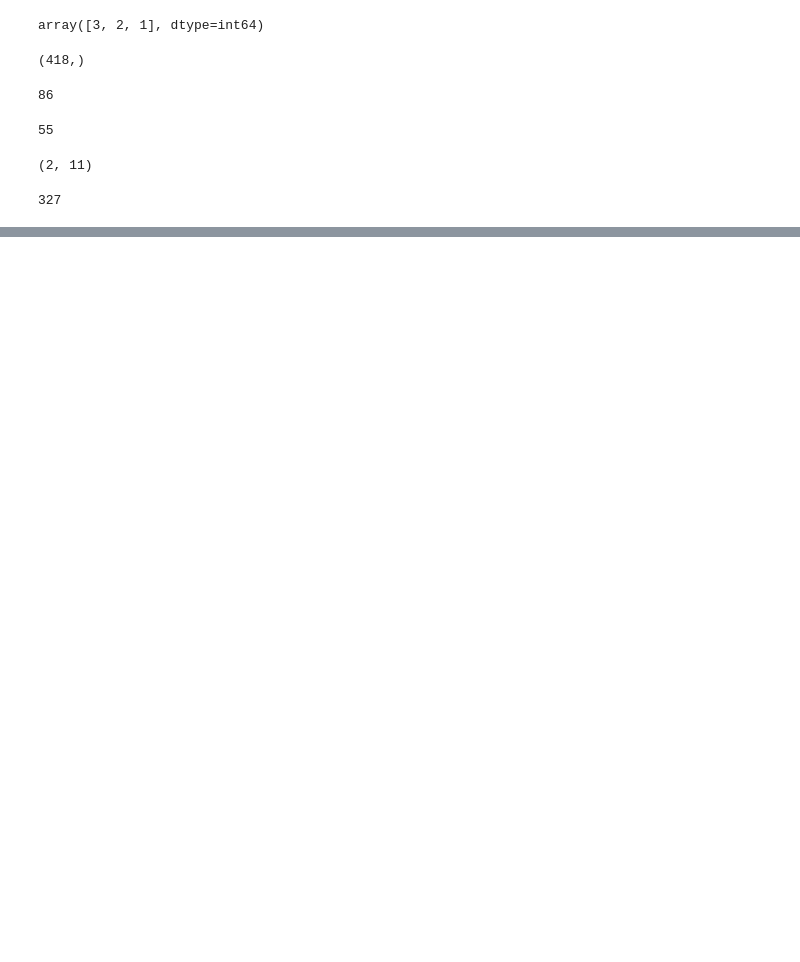
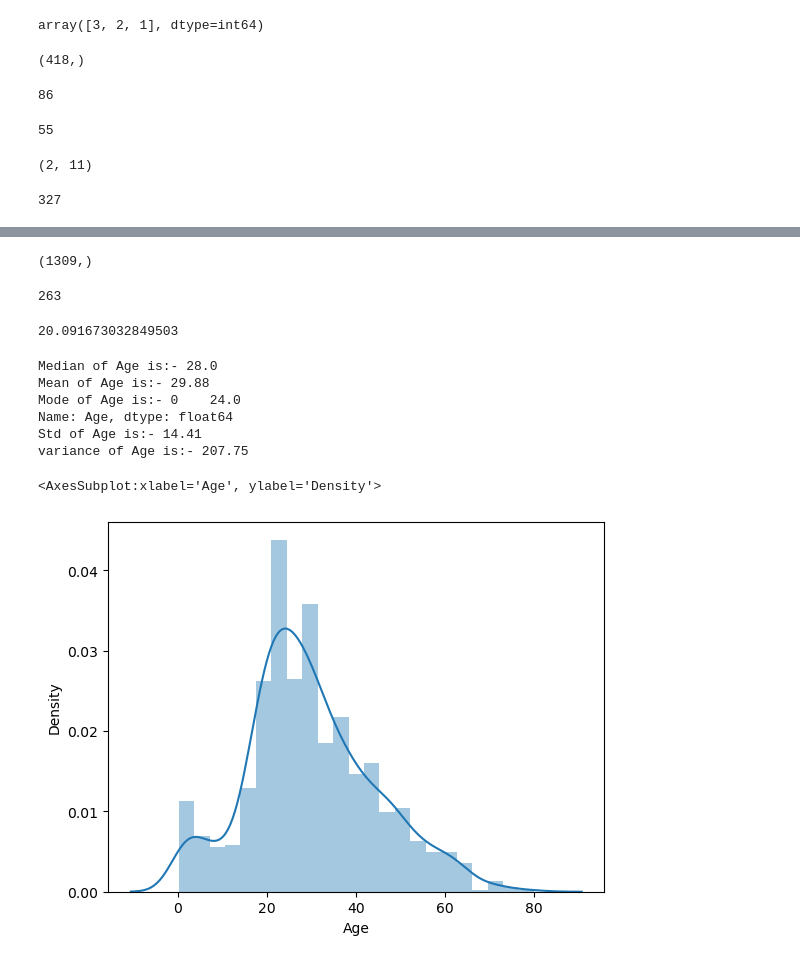
Before and after one commit to Chetanagurjar/EDA_Titanic-dataset, a Jupyter notebook: Read_data.ipynb, the cells around one changed output, grey strips where cells are left out. Saved outputs shown, nothing was run; the diff lists cells and outputs as text; code cells hidden in the pictures; blank space fills up the shorter version.

```diff
--- a/Read_data.ipynb
+++ b/Read_data.ipynb
@@ -466,0 +485,4 @@ test['Cabin'].isnull().sum()
+# %%
+#Concatenate the data train ans  test data
+train=pd.concat([df,test])
+train.head()
@@ -466,0 +496,4 @@ test['Cabin'].isnull().sum()
+# %%
+#Add new column is family_size :-
+train['family_size']=train['SibSp']+train['Parch']+1
+train
@@ -466,0 +518,10 @@ test['Cabin'].isnull().sum()
+# %%
+#Add famiy_size_types:-
+train['family_type']=np.where(train['family_size']==1,"Alone",
+                             np.where(train['family_size']<=4,"Small family",
+                             np.where(train['family_size']<=6,"Middle family",
+                             np.where(train['family_size']>6,"Large family",train['family_size']
+                                     )) ))
+# %%
+train['Title']=train['Name'].str.split(',').str[1].str.split('.').str[0]
+train['Title'].unique()
@@ -466,0 +582,35 @@ test['Cabin'].isnull().sum()
+# %%
+#count
+train['Age'].shape
+# %% [output]
+(1309,)
+# %%
+#null values
+train['Age'].isnull().sum()
+# %% [output]
+263
+# %%
+#percentage of missing values
+(train['Age'].isnull().sum()/len(train['Age']))*100
+# %% [output]
+20.091673032849503
+# %%
+#calculation
+print("Median of Age is:-",train['Age'].median())
+print("Mean of Age is:-",round(train['Age'].mean(),2))
+print("Mode of Age is:-",train['Age'].mode())
+print("Std of Age is:-",round(train['Age'].std(),2))
+print("variance of Age is:-",round(train['Age'].var(),2))
+# %% [output]
+Median of Age is:- 28.0
+Mean of Age is:- 29.88
+Mode of Age is:- 0    24.0
+Name: Age, dtype: float64
+Std of Age is:- 14.41
+variance of Age is:- 207.75
+# %%
+ #Distribution of Age columns
+sns.distplot(train['Age'])
+# %% [output]
+<AxesSubplot:xlabel='Age', ylabel='Density'>
+[figure, added]
```
Also changed, not shown: parts of 53 cells of this notebook.
